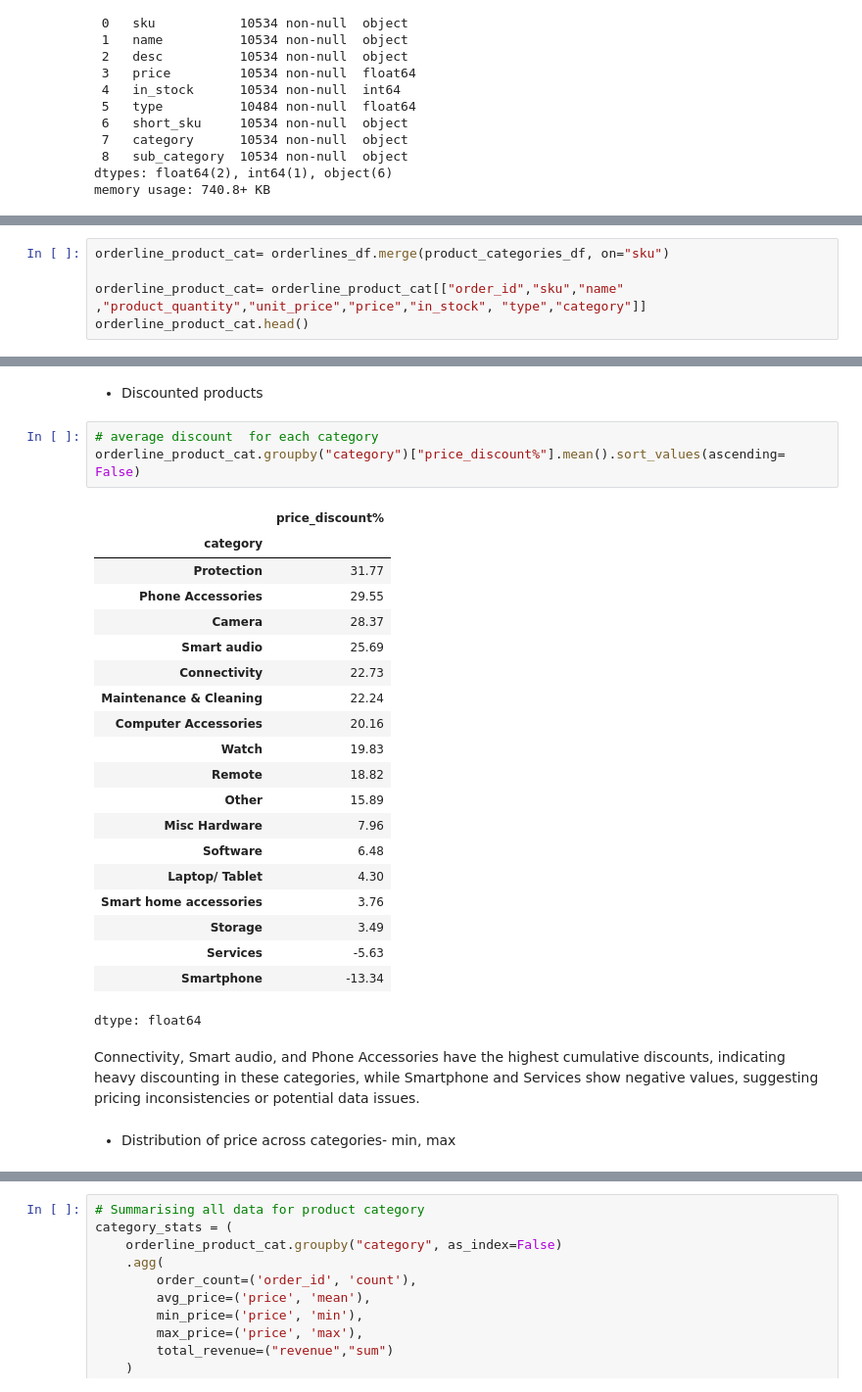
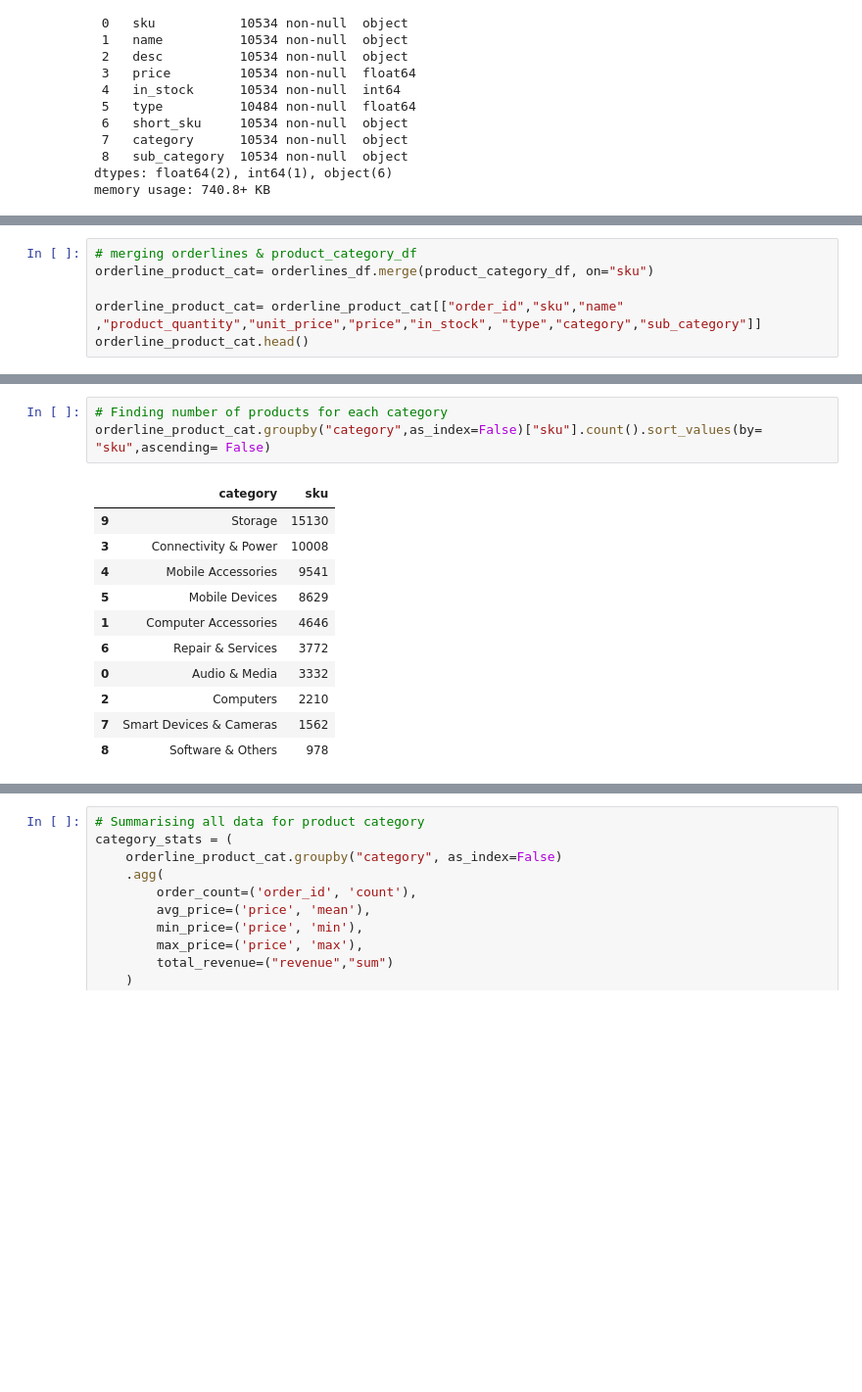
Before and after one commit to ShymaShameer/Eniac_project, a Jupyter notebook: Project_Data_Analysis.ipynb, the cells around one changed output, grey strips where cells are left out. Shown at 98% size. Saved outputs shown, nothing was run; the diff lists cells and outputs as text; blank space fills up the shorter version.

```diff
--- a/Project_Data_Analysis.ipynb
+++ b/Project_Data_Analysis.ipynb
@@ -700,6 +790,7 @@ memory usage: 576.2+ KB
 # %%
-orderline_product_cat= orderlines_df.merge(product_categories_df, on="sku")
+# merging orderlines & product_category_df
+orderline_product_cat= orderlines_df.merge(product_category_df, on="sku")
 
-orderline_product_cat= orderline_product_cat[["order_id","sku","name" ,"product_quantity","unit_price","price","in_stock", "type","category"]]
+orderline_product_cat= orderline_product_cat[["order_id","sku","name" ,"product_quantity","unit_price","price","in_stock", "type","category","sub_category"]]
 orderline_product_cat.head()
 # %% [output]
@@ -724,30 +803,15 @@ orderline_product_cat.head()
-# %% [markdown]
-* Discounted products
 # %%
-# average discount  for each category
-orderline_product_cat.groupby("category")["price_discount%"].mean().sort_values(ascending= False)
+# Finding number of products for each category
+orderline_product_cat.groupby("category",as_index=False)["sku"].count().sort_values(by= "sku",ascending= False)
 # %% [output]
-|  | price_discount% |
-| category |  |
-| Protection | 31.77 |
-| Phone Accessories | 29.55 |
-| Camera | 28.37 |
-| Smart audio | 25.69 |
-| Connectivity | 22.73 |
-| Maintenance & Cleaning | 22.24 |
-| Computer Accessories | 20.16 |
-| Watch | 19.83 |
-| Remote | 18.82 |
-| Other | 15.89 |
-| Misc Hardware | 7.96 |
-| Software | 6.48 |
-| Laptop/ Tablet | 4.30 |
-| Smart home accessories | 3.76 |
-| Storage | 3.49 |
-| Services | -5.63 |
-| Smartphone | -13.34 |
+|  | category | sku |
+| 9 | Storage | 15130 |
+| 3 | Connectivity & Power | 10008 |
+| 4 | Mobile Accessories | 9541 |
+| 5 | Mobile Devices | 8629 |
+| 1 | Computer Accessories | 4646 |
+| 6 | Repair & Services | 3772 |
+| 0 | Audio & Media | 3332 |
+| 2 | Computers | 2210 |
+| 7 | Smart Devices & Cameras | 1562 |
+| 8 | Software & Others | 978 |
-dtype: float64
-# %% [markdown]
-Connectivity, Smart audio, and Phone Accessories have the highest cumulative discounts, indicating heavy discounting in these categories, while Smartphone and Services show negative values, suggesting pricing inconsistencies or potential data issues.
-# %% [markdown]
-* Distribution of price across categories- min, max
```
Also changed, not shown: parts of 96 cells of this notebook.
